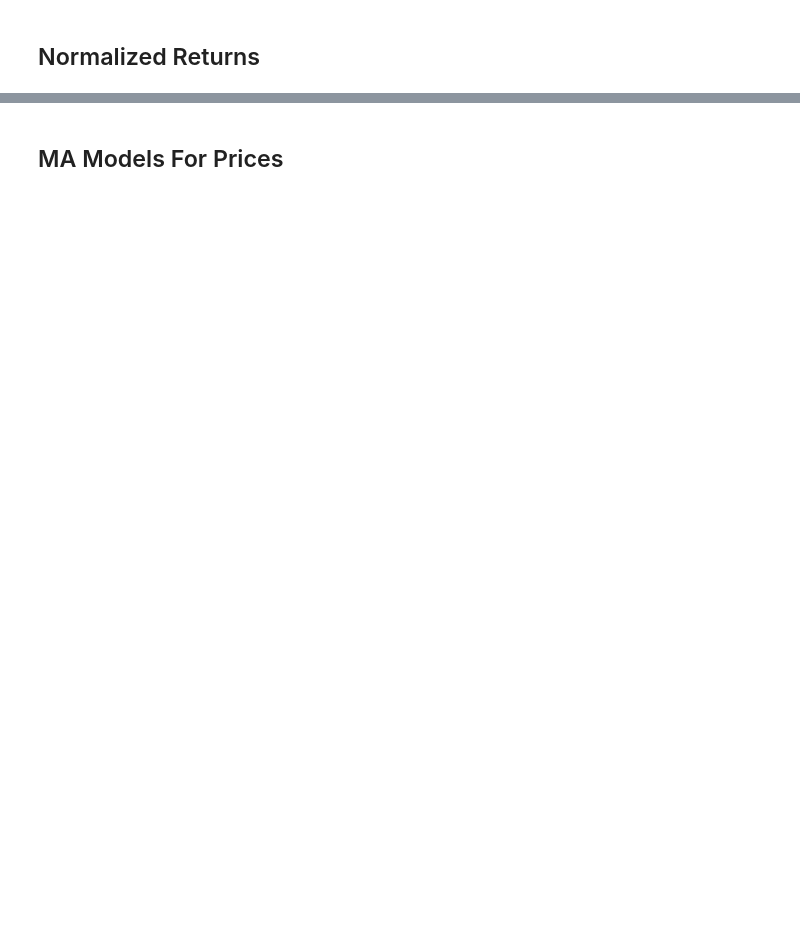
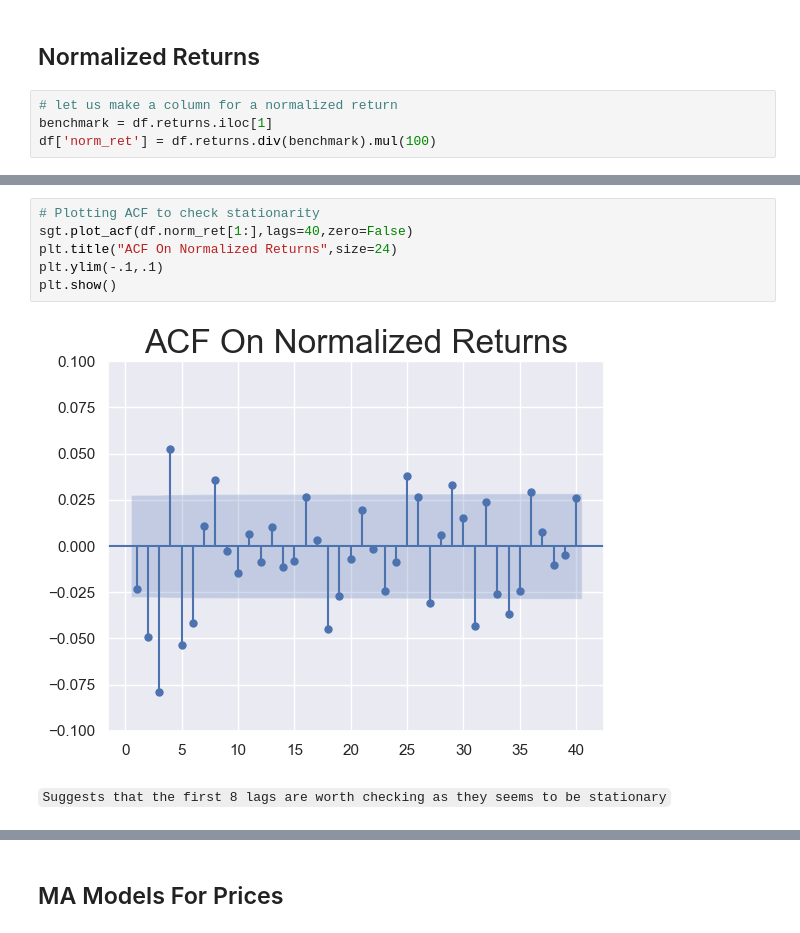
Before and after one commit to PradhumanSoni/Time-Series-Analysis, a Jupyter notebook: code_files/Section 8 - The MA Model - Template.ipynb, the cells around one changed output, grey strips where cells are left out. Saved outputs shown, nothing was run; the diff lists cells and outputs as text; blank space fills up the shorter version.

```diff
--- a/code_files/Section 8 - The MA Model - Template.ipynb
+++ b/code_files/Section 8 - The MA Model - Template.ipynb
@@ -396,2 +416,6 @@ plt.show()
 # %% [markdown]
 ## Normalized Returns
+# %%
+# let us make a column for a normalized return
+benchmark = df.returns.iloc[1]
+df['norm_ret'] = df.returns.div(benchmark).mul(100)
@@ -397,0 +438,10 @@ plt.show()
+# %%
+# Plotting ACF to check stationarity
+sgt.plot_acf(df.norm_ret[1:],lags=40,zero=False)
+plt.title("ACF On Normalized Returns",size=24)
+plt.ylim(-.1,.1)
+plt.show()
+# %% [output]
+[figure, added]
+# %% [markdown]
+`Suggests that the first 8 lags are worth checking as they seems to be stationary`
```
Also changed, not shown: parts of 20 cells of this notebook.
